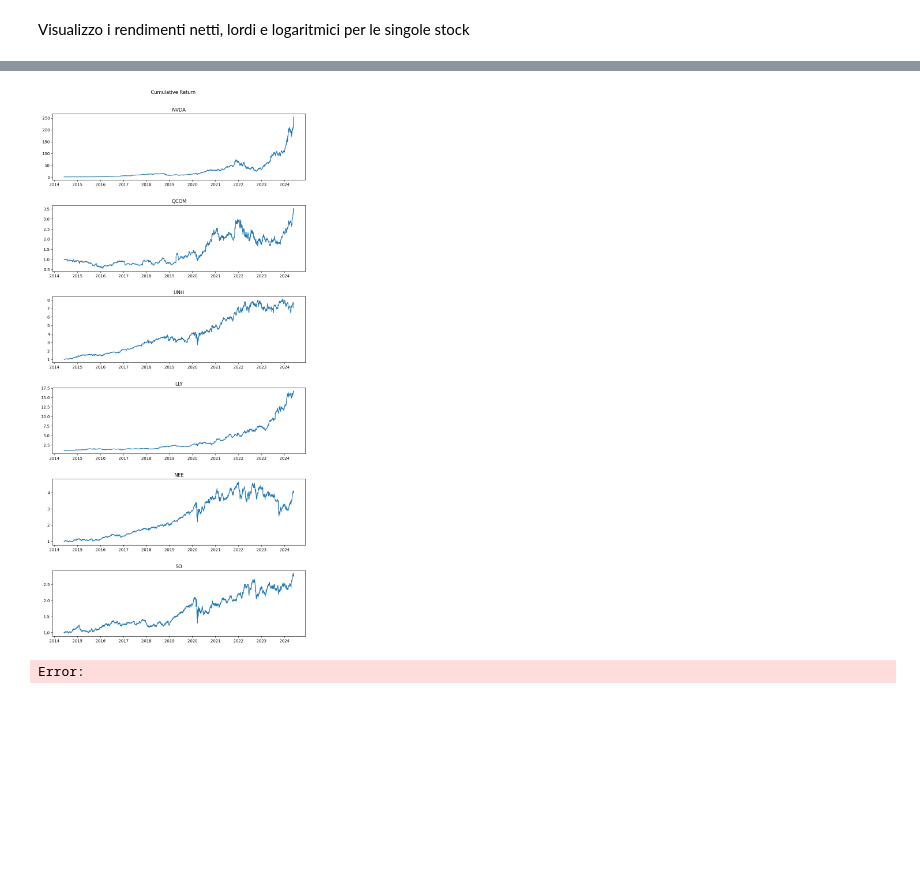
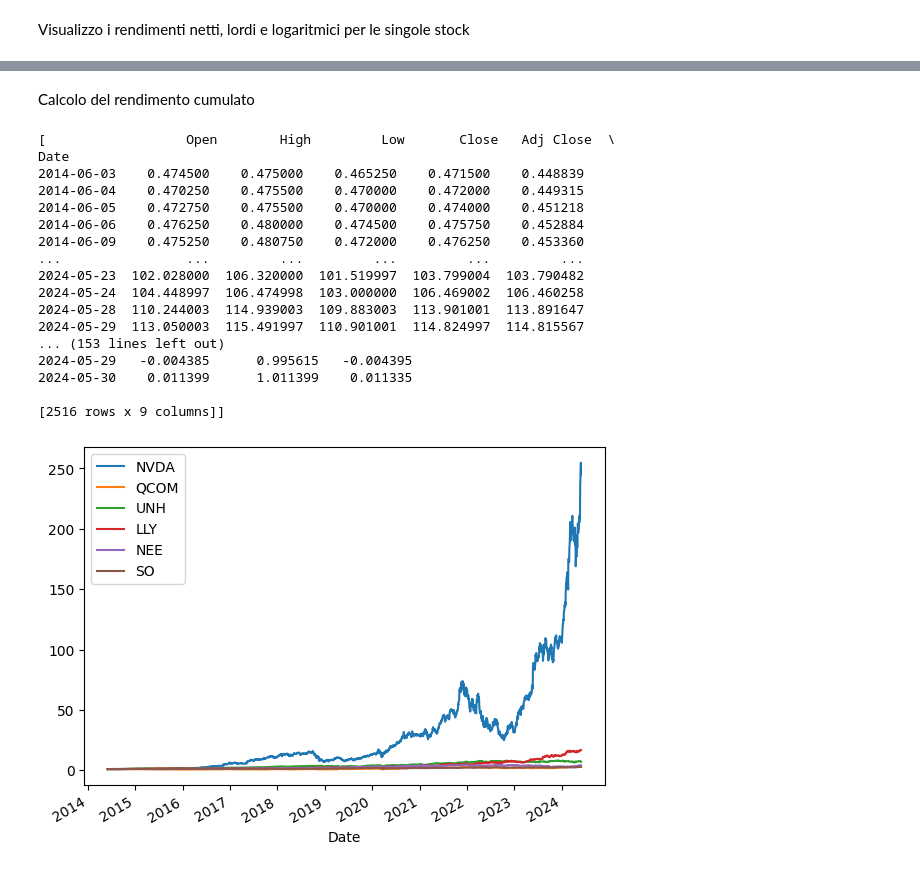
Before and after one commit to riccardo-savio/Progetto-BISF, a Jupyter notebook: studio.ipynb, the cells around one changed output, grey strips where cells are left out. Cells and saved outputs as stored; diff of their text form; code cells hidden in the pictures; blank space fills up the shorter version.

```diff
--- a/studio.ipynb
+++ b/studio.ipynb
@@ -156,24 +157,3 @@ NEE.dropna(inplace=True)
 SO.dropna(inplace=True)
 # %% [markdown]
 Visualizzo i rendimenti netti, lordi e logaritmici per le singole stock
-# %%
-fig, axs = plt.subplots(6, 3, figsize=(20, 40))
-
-stocks = [NVDA, QCOM, UNH, LLY, NEE, SO]
-stocks_tickets = ['NVDA', 'QCOM', 'UNH', 'LLY', 'NEE', 'SO']
-
-print(LLY.head())
-
-for i in range (6):
-    axs[i, 0].plot(stocks[i]['Net Return'].pct_change())
-    axs[i, 0].set_title('Net Return')
-    axs[i, 0].set_ylabel(stocks_tickets[i])
-
-    axs[i, 1].plot(stocks[i]['Gross Return'])
-    axs[i, 1].set_title('Gross Return')
-
-    axs[i, 2].plot(stocks[i]['Log Return'])
-    axs[i, 2].set_title('Log Return')
-
-plt.tight_layout(pad=3.0)
-plt.show()
@@ -197,16 +236,35 @@ Date
+# %% [markdown]
+Calcolo del rendimento cumulato
 # %%
+print(stocks)
 for stock in stocks:
     stock['Cum'] = np.cumprod(stock['Gross Return'])
+# %% [output]
+[                  Open        High         Low       Close   Adj Close  \
+Date
+2014-06-03    0.474500    0.475000    0.465250    0.471500    0.448839
+2014-06-04    0.470250    0.475500    0.470000    0.472000    0.449315
+2014-06-05    0.472750    0.475500    0.470000    0.474000    0.451218
+2014-06-06    0.476250    0.480000    0.474500    0.475750    0.452884
+2014-06-09    0.475250    0.480750    0.472000    0.476250    0.453360
+...                ...         ...         ...         ...         ...
+2024-05-23  102.028000  106.320000  101.519997  103.799004  103.790482
+2024-05-24  104.448997  106.474998  103.000000  106.469002  106.460258
+2024-05-28  110.244003  114.939003  109.883003  113.901001  113.891647
+2024-05-29  113.050003  115.491997  110.901001  114.824997  114.815567
+... (153 lines left out)
+2024-05-29   -0.004385      0.995615   -0.004395
+2024-05-30    0.011399      1.011399    0.011335
+
+[2516 rows x 9 columns]]
 # %%
-fig, axs = plt.subplots(6, 1, figsize=(10, 20))
-fig.suptitle('Cumulative Return')
+df = pd.DataFrame()
 
 for i in range(6):
-    axs[i].plot(stocks[i]['Cum'])
-    axs[i].set_title(stocks_tickets[i])
+    df[stocks_tickets[i]] = stocks[i]['Cum']
 
+df.plot()
 plt.tight_layout(pad=3.0)
 plt.show()
 # %% [output]
-[figure, old version]
+[figure, new version]
-Error:
```
Also changed, not shown: parts of 14 cells of this notebook, 24 other files.
